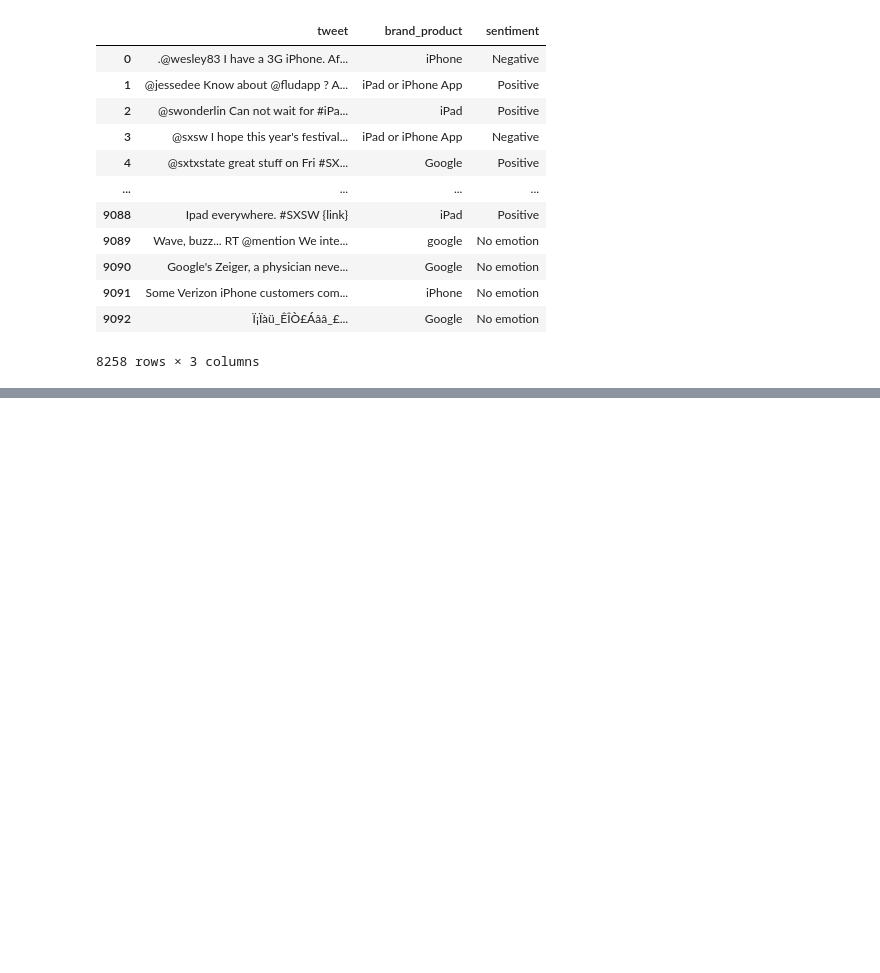
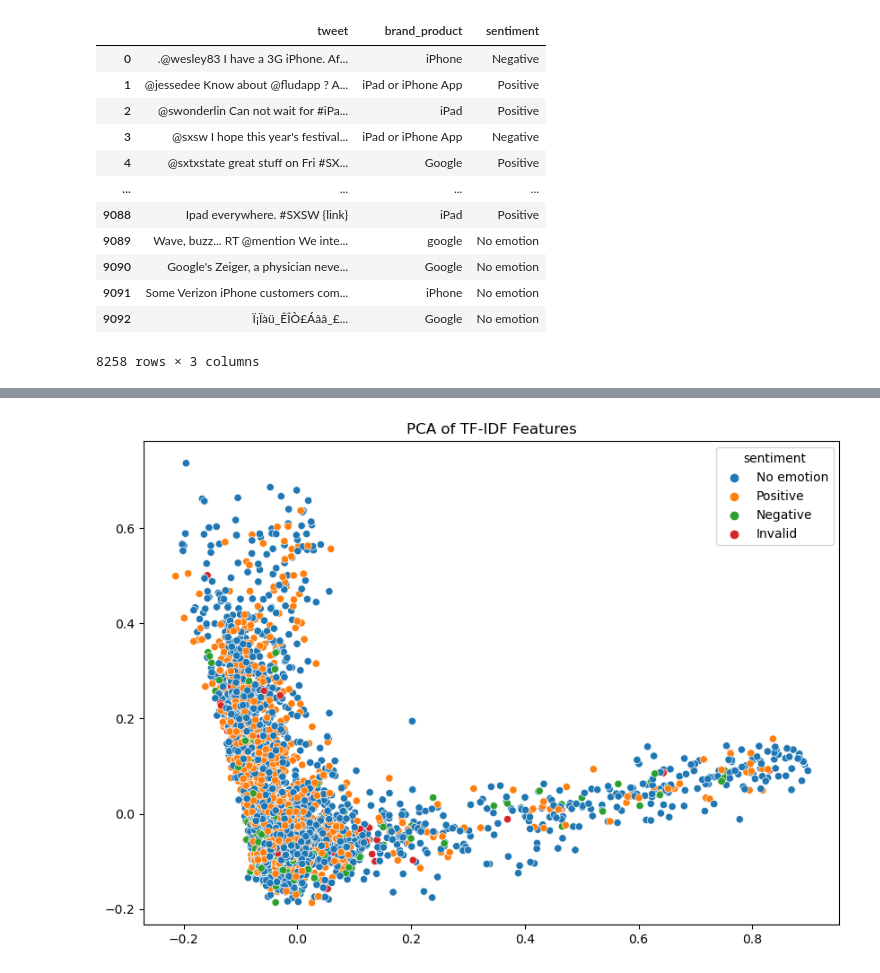
Before and after one commit to jakkkc/project_4_nlp, a Jupyter notebook: main.ipynb, the cells around one changed output, grey strips where cells are left out. Saved outputs shown, nothing was run; the diff lists cells and outputs as text; code cells hidden in the pictures; blank space fills up the shorter version.

```diff
--- a/main.ipynb
+++ b/main.ipynb
@@ -324,0 +475,11 @@ df
+# %%
+# Reduce dimensions using PCA for visualization
+pca = PCA(n_components=2)
+pca_result = pca.fit_transform(X_train_tfidf.toarray())
+
+plt.figure(figsize=(10, 7))
+sns.scatterplot(x=pca_result[:,0], y=pca_result[:,1], hue=y_train)
+plt.title('PCA of TF-IDF Features')
+plt.show()
+# %% [output]
+[figure, added]
```
Also changed, not shown: parts of 19 cells of this notebook.
